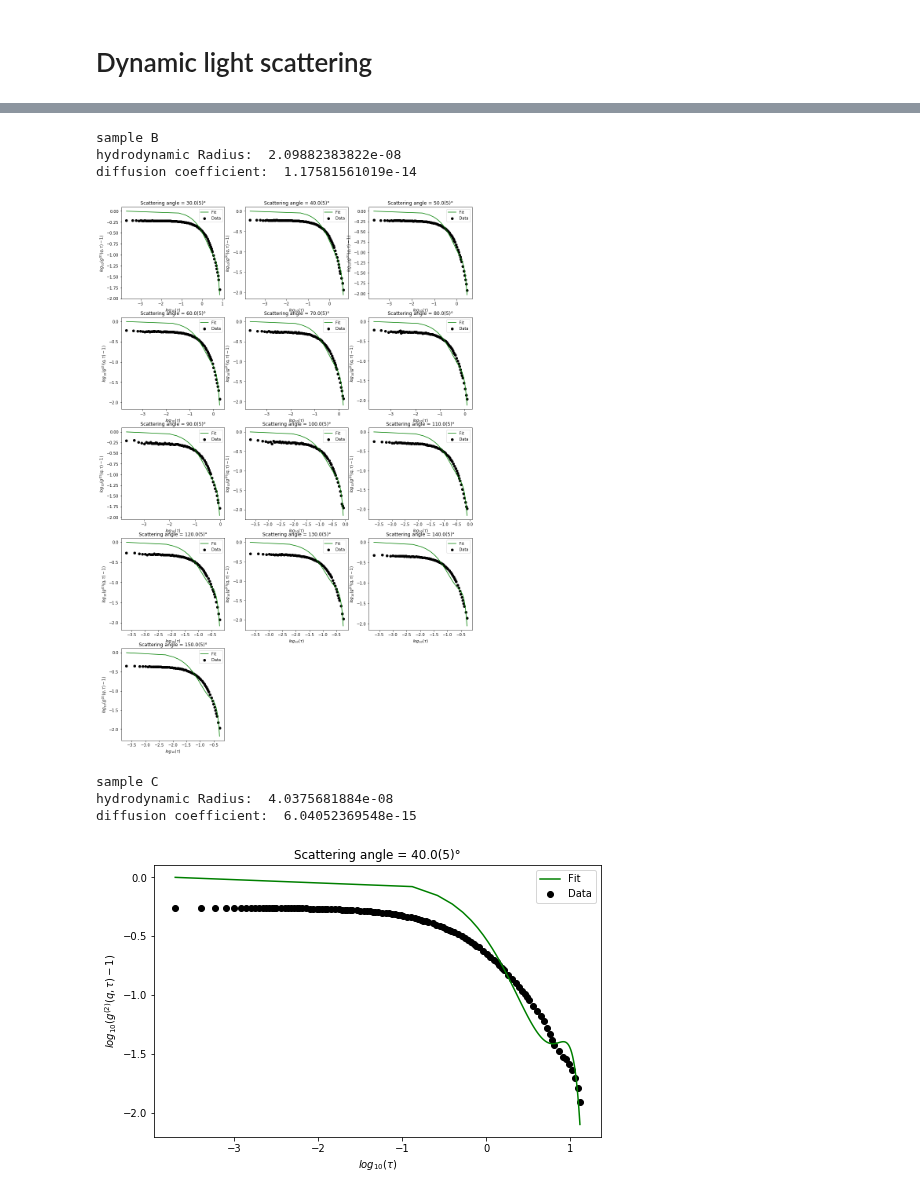
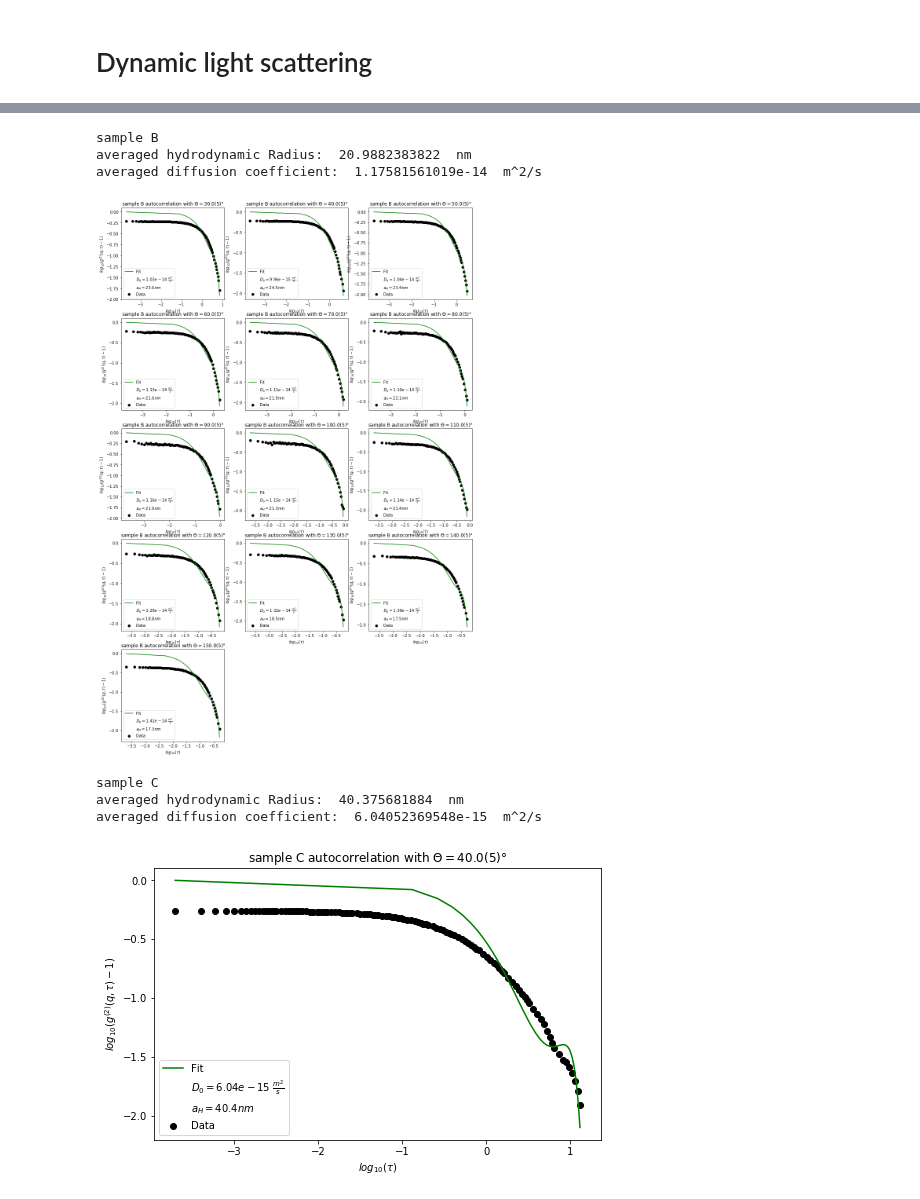
Before and after one commit to NlKLas/PyRePo, a Jupyter notebook: V61.ipynb, the cells around one changed output, grey strips where cells are left out. Cells and saved outputs as stored; diff of their text form; code cells hidden in the pictures.

```diff
--- a/V61.ipynb
+++ b/V61.ipynb
@@ -351,6 +351,8 @@ for i in range(len(angles_A)):
     t = np.linspace((min(data_A_cor[i][0])),(max(data_A_cor[i][0])),100)
     ax[i//di][i%di].scatter(np.log10(data_A_cor[i][0]),np.log10((data_A_cor[i][1])),c="black",label="Data")
     ax[i//di][i%di].plot(np.log10(t),np.log10(g_2(t,*popt)),c="green",label="Fit")
+    ax[i//di][i%di].plot(np.log10(t),np.log10(g_2(t,*popt)),lw=0,label=r"$D_0=%0.2e \ \frac{m^2}{s} $"%d0)
+    ax[i//di][i%di].plot(np.log10(t),np.log10(g_2(t,*popt)),lw=0,label="$a_H=%0.1f nm$"%(ah*10**9))
     ax[i//di][i%di].set_xlabel(r'$log_{10}(\tau)$')
     ax[i//di][i%di].set_ylabel(r'$log_{10}({g^{(2)}(q,\tau)-1})$')
     ax[i//di][i%di].set_title('sample A autocorrelation with $\Theta = %.1f(5)°$'%(np.floor(angles_A[i])))
@@ -362,6 +364,6 @@ ax[4][2].set_visible(False)
 ah_A_mean = sum(ah_A)/len(angles_A)
 D0_A_mean = sum(D0_A)/len(angles_A)
 print("sample A")
-print("hydrodynamic Radius: ",ah_A_mean)
-print("diffusion coefficient: ",D0_A_mean)
+print("averaged hydrodynamic Radius: ",(ah_A_mean*10**9)," nm")
+print("averaged diffusion coefficient: ",D0_A_mean," m^2/s")
 # %% [output]
@@ -384,38 +389,40 @@ for j in range(len(angles_B)):
             break
         i+=1
     data_B_cor[j][1] = data_B_cor[j][1][:i]
     data_B_cor[j][0] = data_B_cor[j][0][:i]
 
 for i in range(len(angles_B)):
     #fitting the curve
     popt, pcov = curve_fit(ln_g_2,(data_B_cor[i][0]),np.log(np.abs(data_B_cor[i][1])),p0=[-1,1,-1])
     d0 = -popt[0]/(q_B[i]**2)
     D0_B.append(d0)
     ah = k_b*T/(6*np.pi*η*d0)
     ah_B.append(ah)
 
     #Plot der Fits
     t = np.linspace((min(data_B_cor[i][0])),(max(data_B_cor[i][0])),100)
     ax[i//di][i%di].scatter(np.log10(data_B_cor[i][0]),np.log10((data_B_cor[i][1])),c="black",label="Data")
     ax[i//di][i%di].plot(np.log10(t),np.log10(g_2(t,*popt)),c="green",label="Fit")
+    ax[i//di][i%di].plot(np.log10(t),np.log10(g_2(t,*popt)),lw=0,label=r"$D_0=%0.2e \ \frac{m^2}{s} $"%d0)
+    ax[i//di][i%di].plot(np.log10(t),np.log10(g_2(t,*popt)),lw=0,label="$a_H=%0.1f nm$"%(ah*10**9))
     ax[i//di][i%di].set_xlabel(r'$log_{10}(\tau)$')
     ax[i//di][i%di].set_ylabel(r'$log_{10}({g^{(2)}(q,\tau)-1})$')
     ax[i//di][i%di].set_title('sample B autocorrelation with $\Theta = %.1f(5)°$'%(np.floor(angles_B[i])))
     ax[i//di][i%di].legend(loc="best")
 
 ax[4][1].set_visible(False)
 ax[4][2].set_visible(False)
 
 ah_B_mean = sum(ah_B)/len(angles_B)
 D0_B_mean = sum(D0_B)/len(angles_B)
 print("sample B")
-print("hydrodynamic Radius: ",ah_B_mean)
-print("diffusion coefficient: ",D0_B_mean)
+print("averaged hydrodynamic Radius: ",(ah_B_mean*10**9)," nm")
+print("averaged diffusion coefficient: ",D0_B_mean," m^2/s")
 # %% [output]
 sample B
-hydrodynamic Radius:  2.09882383822e-08
-diffusion coefficient:  1.17581561019e-14
+averaged hydrodynamic Radius:  20.9882383822  nm
+averaged diffusion coefficient:  1.17581561019e-14  m^2/s
-[figure, old version]
+[figure, new version]
 # %%
 ########## sample C ##########
 D0_C_mean = 0
@@ -443,6 +450,8 @@ ah_C_mean = ah
 t = np.linspace((min(data_C_cor[0][0])),(max(data_C_cor[0][0])),100)
 ax.scatter(np.log10(data_C_cor[0][0]),np.log10((data_C_cor[0][1])),c="black",label="Data")
 ax.plot(np.log10(t),np.log10(g_2(t,*popt)),c="green",label="Fit")
+ax.plot(np.log10(t),np.log10(g_2(t,*popt)),lw=0,label=r"$D_0=%0.2e \ \frac{m^2}{s} $"%d0)
+ax.plot(np.log10(t),np.log10(g_2(t,*popt)),lw=0,label="$a_H=%0.1f nm$"%(ah*10**9))
 ax.set_xlabel(r'$log_{10}(\tau)$')
 ax.set_ylabel(r'$log_{10}({g^{(2)}(q,\tau)-1})$')
 ax.set_title('sample C autocorrelation with $\Theta = %.1f(5)°$'%(np.floor(angle_C)))
@@ -450,13 +459,13 @@ ax.legend(loc="best")
 
 
 print("sample C")
-print("hydrodynamic Radius: ",ah_C_mean)
-print("diffusion coefficient: ",D0_C_mean)
+print("averaged hydrodynamic Radius: ",(ah_C_mean*10**9)," nm")
+print("averaged diffusion coefficient: ",D0_C_mean," m^2/s")
 # %% [output]
 sample C
-hydrodynamic Radius:  4.0375681884e-08
-diffusion coefficient:  6.04052369548e-15
+averaged hydrodynamic Radius:  40.375681884  nm
+averaged diffusion coefficient:  6.04052369548e-15  m^2/s
-[figure, old version]
+[figure, new version]
 # %%
 ########## sample D ##########
 D0_D_mean = 0
```
Also changed, not shown: parts of 2 cells of this notebook.
